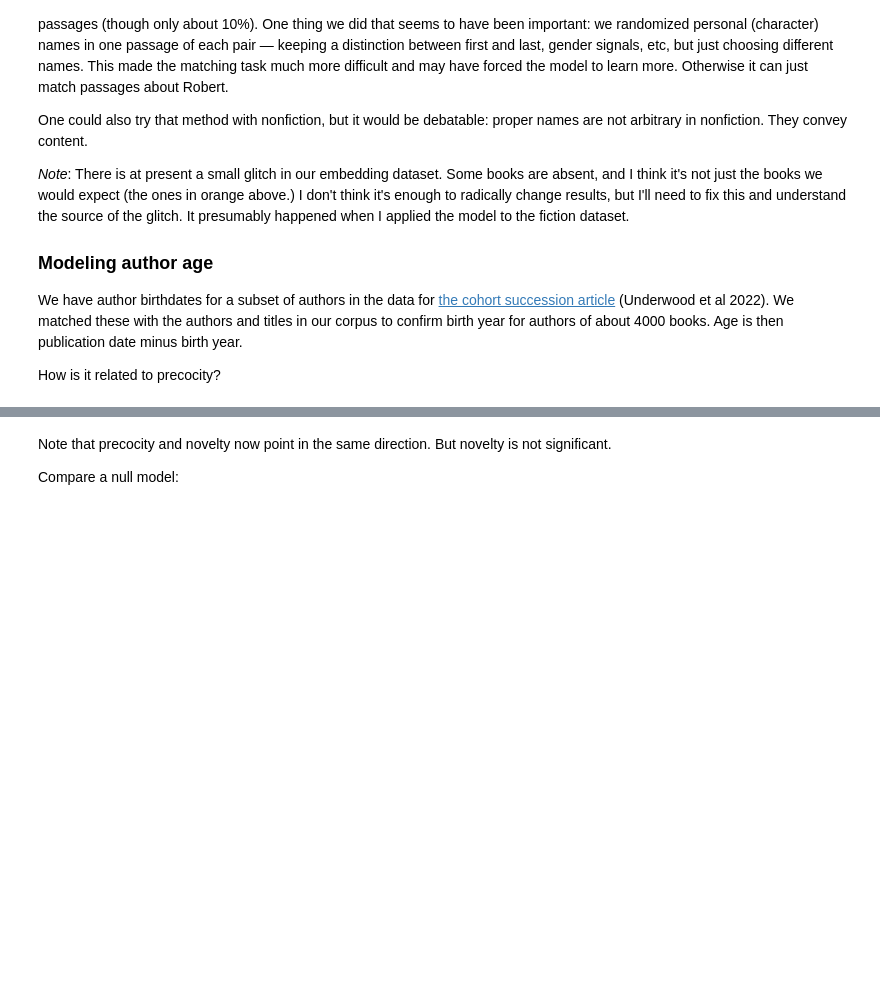
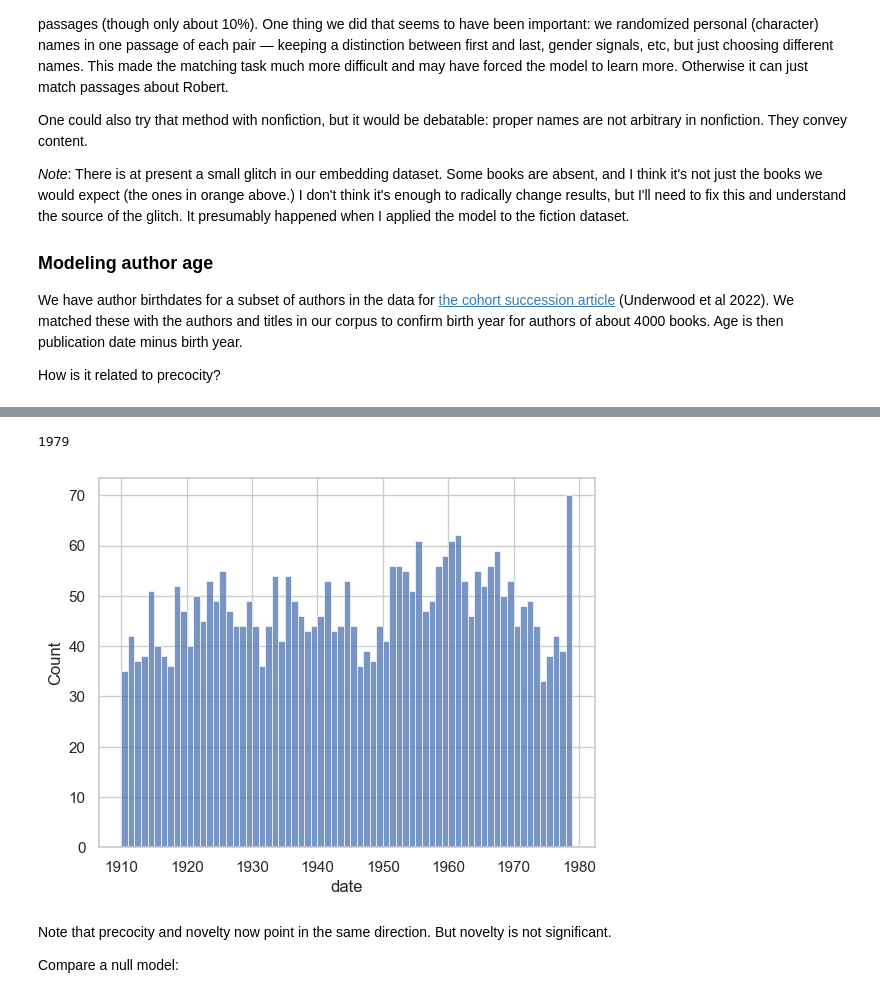
Before and after one commit to Historical-AI-Lab/novelty, a Jupyter notebook: interpret/FictionModelsJune.ipynb, the cells around one changed output, grey strips where cells are left out. Saved outputs shown, nothing was run; the diff lists cells and outputs as text; code cells hidden in the pictures; blank space fills up the shorter version.

```diff
--- a/interpret/FictionModelsJune.ipynb
+++ b/interpret/FictionModelsJune.ipynb
@@ -187,6 +204,12 @@ reg_df = run_topic_model('../topicmodel/ficresults/precocity_tuned_', chunksused
 
 Notes:
 [1] Standard Errors assume that the covariance matrix of the errors is correctly specified.
+# %%
+sns.histplot(reg_df.date, binwidth = 1)
+print(max(reg_df.date))
+# %% [output]
+1979
+[figure, added]
 # %% [markdown]
 Note that precocity and novelty now point in the same direction. But novelty is not significant.
 
```
Also changed, not shown: parts of 17 cells of this notebook, 1 other file.
